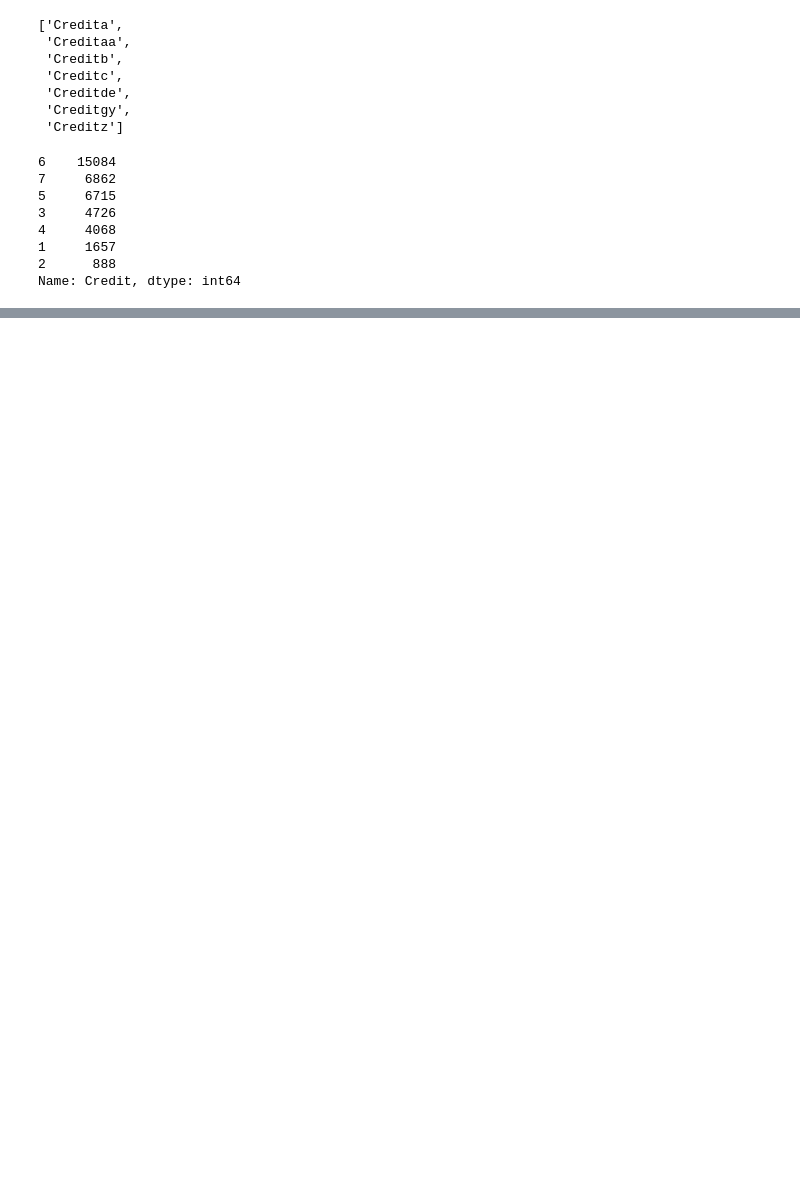
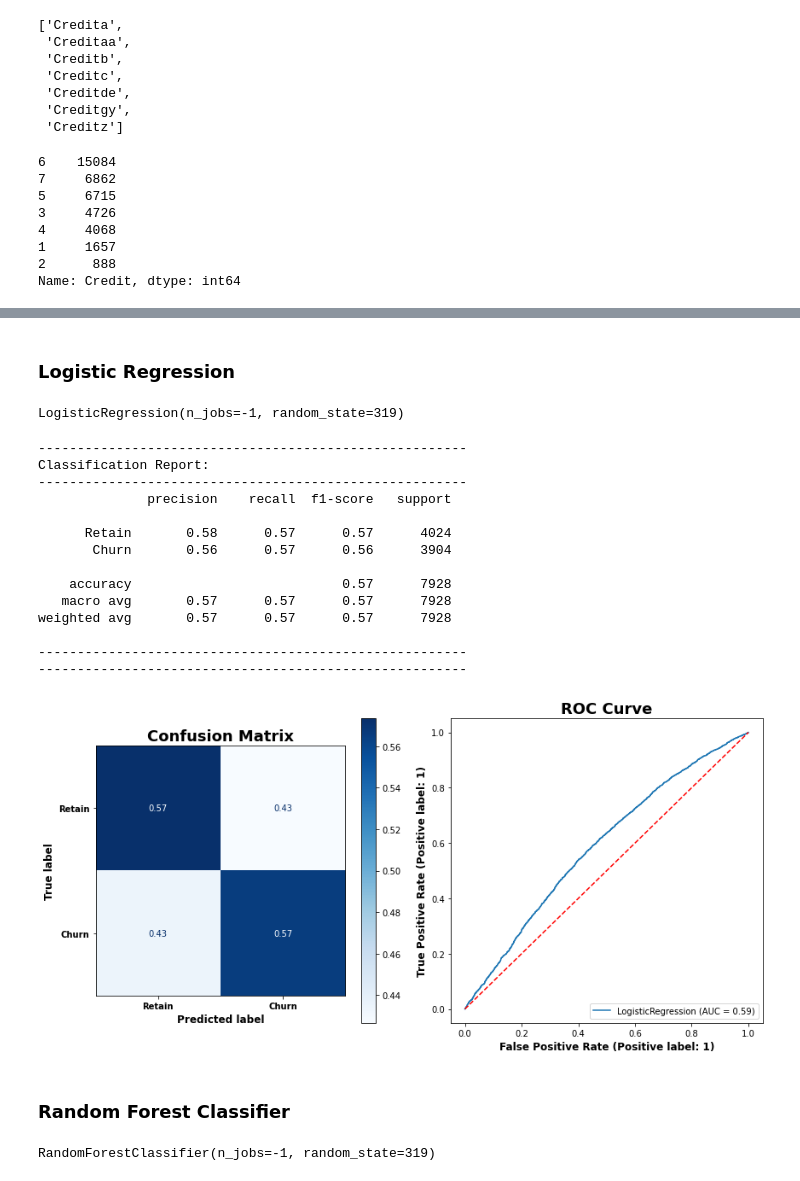
Before and after one commit to zero731/customer_churn_blog, a Jupyter notebook: Customer_churn_analysis.ipynb, the cells around one changed output, grey strips where cells are left out. Cells and saved outputs as stored; diff of their text form; code cells hidden in the pictures; blank space fills up the shorter version.

Commit message:
Build preprocessing pipelines

```diff
--- a/Customer_churn_analysis.ipynb
+++ b/Customer_churn_analysis.ipynb
@@ -604,0 +704,5 @@ weighted avg       0.61      0.61      0.61      7928
+# %%
+## Preprocess training and test data
+X_train_tf = preprocessing.fit_transform(X_train)
+X_test_tf = preprocessing.transform(X_test)
+X_train_tf[0]
@@ -604,0 +724,40 @@ weighted avg       0.61      0.61      0.61      7928
+# %% [markdown]
+### Logistic Regression
+# %%
+## Instantiate logistic regression classifier
+logreg = LogisticRegression(random_state=random_seed,
+                            n_jobs=-1)
+
+## Fit log reg classifier to training data
+logreg.fit(X_train_tf, y_train)
+# %% [output]
+LogisticRegression(n_jobs=-1, random_state=319)
+# %%
+eval_clf(logreg, X_test_tf, y_test);
+# %% [output]
+-------------------------------------------------------
+Classification Report:
+-------------------------------------------------------
+              precision    recall  f1-score   support
+
+      Retain       0.58      0.57      0.57      4024
+       Churn       0.56      0.57      0.56      3904
+
+    accuracy                           0.57      7928
+   macro avg       0.57      0.57      0.57      7928
+weighted avg       0.57      0.57      0.57      7928
+
+-------------------------------------------------------
+-------------------------------------------------------
+[figure, added]
+# %% [markdown]
+### Random Forest Classifier
+# %%
+## Instantiate random forest classifier
+rf = RandomForestClassifier(random_state=random_seed,
+                            n_jobs=-1)
+
+## Fit random forest classifier to training data
+rf.fit(X_train_tf, y_train)
+# %% [output]
+RandomForestClassifier(n_jobs=-1, random_state=319)
```
Also changed, not shown: parts of 66 cells of this notebook.
